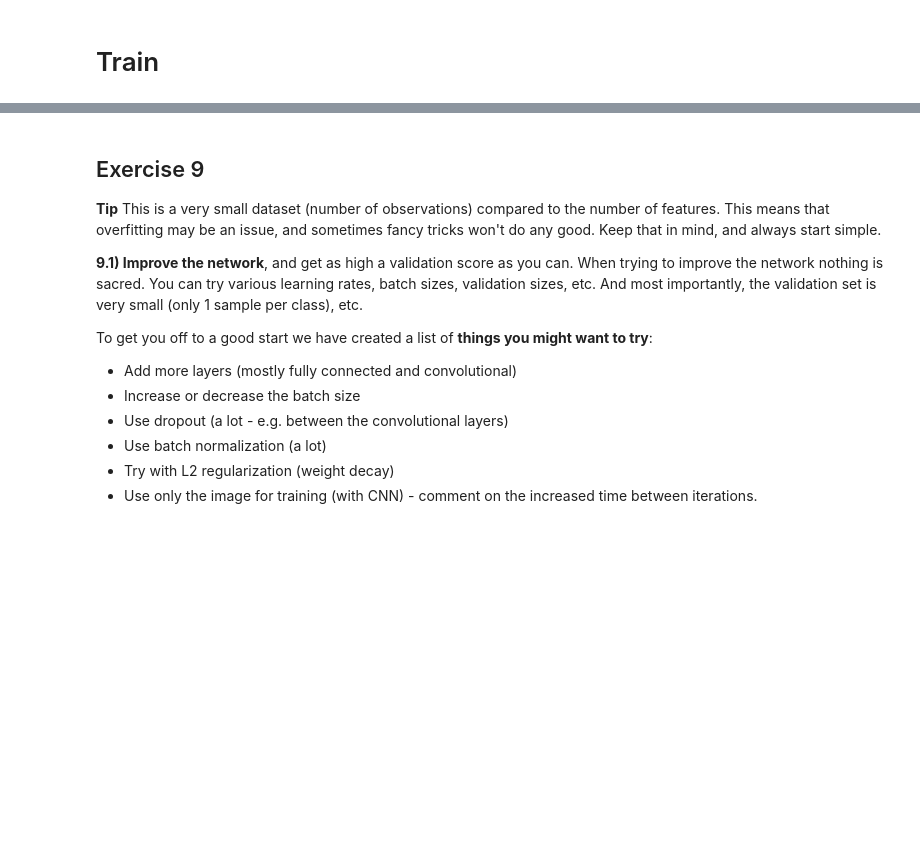
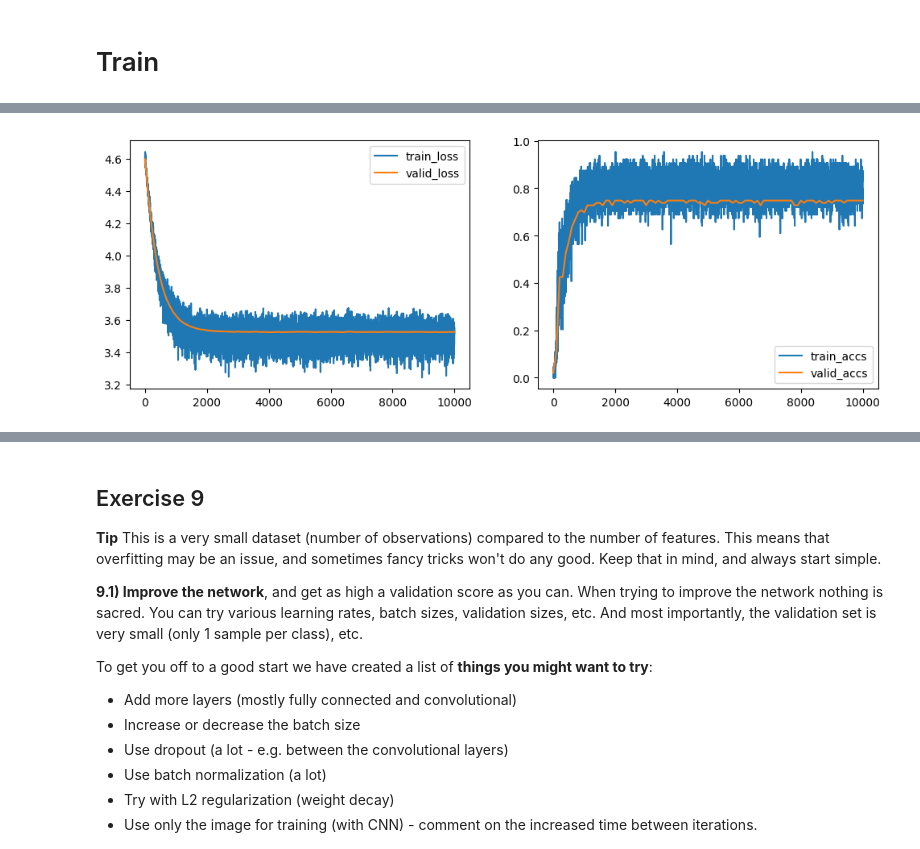
Before and after one commit to CarlaZdravkovicHugod/02456-2025, a Jupyter notebook: Week8 Mini Project/8.1 Kaggle Leaf Challenge.ipynb, the cells around one changed output, grey strips where cells are left out. Cells and saved outputs as stored; diff of their text form; code cells hidden in the pictures; blank space fills up the shorter version.

```diff
--- a/Week8 Mini Project/8.1 Kaggle Leaf Challenge.ipynb
+++ b/Week8 Mini Project/8.1 Kaggle Leaf Challenge.ipynb
@@ -334,3 +339,3 @@ NUM_FEATURES =  64  # <-- Your answer here
 # %%
-path = '/Users/carlahugod/Desktop/UNI/7sem/DL/02456-2025/Week8 Mini Project/leaf-classification/'
+path = '/zhome/7a/d/187526/Desktop/02456-2025/Week8 Mini Project/leaf-classification/'
 # %%
@@ -381,10 +368,10 @@ Loading test data
 #### Do you want to load your data quickly next time?
 In the above cell the data is loaded, reshaped and stored as an object. If you want load this object quickly next time you should go for pickle. Pickle does effectively write an object into a character stream, so it can be loaded fastly next time.
 # %%
-import pickle
+# import pickle
 
-# # Dump the data into a pickle file
-with open(path + '/data.pickle', 'wb') as f:
-    pickle.dump(data, f)
+# # # Dump the data into a pickle file
+# with open(path + '/data.pickle', 'wb') as f:
+#     pickle.dump(data, f)
 # %%
 # # Load the data from a pickle file
@@ -404,7 +392,7 @@ Choose a reasonable batch size the `batch_size = ?` parameter below, and note yo
  * **Answer:** 32
  The batch size affects memory, because larger batches will have larger gradient tensor that will need to be stored during training. Smaller batches will use less memory, but may lead to noisier gradient estimates and are more susceptible to outliers. Training speed can be faster with larger batches due to parallel processing, but very large batches can lead to diminishing returns. The estimates of the gradients are more accurate with larger batches, as they average over more samples, but this can also lead to less frequent updates and potentially slower convergence.
 # %%
-batch_size = 32
+batch_size = 64
 dummy_batch_gen = data_utils.batch_generator(data, batch_size=batch_size, num_classes=NUM_CLASSES, num_iterations=5e3, seed=42)
 train_batch = next(dummy_batch_gen.gen_train())
 valid_batch, i = next(dummy_batch_gen.gen_valid())
@@ -587,11 +581,15 @@ Net(
 ## Exercise 8
 8.1) Since this is a classification task we will use the cross-entropy loss. Define the cross-entropy loss as the loss function in the code below.
 # %%
-LEARNING_RATE = 0.001
+LEARNING_RATE = 0.001 # TODO add all parameters to hyperparameter tuning
 criterion = nn.CrossEntropyLoss()        # <-- Your code here.
 
 # weight_decay is equal to L2 regularization
 optimizer = optim.Adam(net.parameters(), lr=LEARNING_RATE)
+scheduler = torch.optim.lr_scheduler.StepLR(optimizer, step_size=100, gamma=0.8) # TODO: find optimal step size
+
+print(f"Parameters to learn: {sum(p.numel() for p in net.parameters() if p.requires_grad)}")
+
 
 def accuracy(ys, ts):
     predictions = torch.max(ys, 1)[1]
@@ -641,9 +634,11 @@ tensor([[-0.0775, -0.5744,  0.5062,  ..., -0.6482, -1.0570,  0.9925],
 # %% [markdown]
 # Train
 # %%
+import wandb
+os.environ['WANDB_API_KEY'] = 'c2965a6c460753628c9a1c3073ba07c83071c161'
 # Setup settings for training
 VALIDATION_SIZE = 0.1 # 0.1 is ~ 100 samples for validation
-max_iter = 1000
+max_iter = 10000
 log_every = 100
 eval_every = 100
 
@@ -673,6 +668,34 @@ batch_gen = data_utils.batch_generator(data,
                                        num_iterations=max_iter,
                                        seed=42,
                                        val_size=VALIDATION_SIZE)
+
+# Log to WandB:
+run = wandb.init(
+    # Set the wandb entity where your project will be logged (generally your team name).
+    entity="DeepLearningDTU",
+    # Set the wandb project where this run will be logged.
+    project="Week8_MiniProject_Leaf_Classification",
+    # Track hyperparameters and run metadata.
+    config={
+        "learning_rate": LEARNING_RATE,
+        "architecture": "Conv + GRU",
+        "epochs": max_iter,
+        "batch_size": batch_size,
+        "image_size": IMAGE_SHAPE,
+        "num_classes": NUM_CLASSES,
+        "num_features": NUM_FEATURES,
+        "conv_out_channels": conv_out_channels,
+        "rnn_hidden_size": rnn_hidden_size,
+        "kernel_size": kernel_size,
+        "conv_stride": conv_stride,
+        "conv_pad": conv_pad,
+        "step_size": scheduler.step_size,
+        "gamma": scheduler.gamma,
+        "weight_decay": optimizer.param_groups[0]['weight_decay'],
+        "validation_size": VALIDATION_SIZE
+    },
+)
+
 
 # Train network
 net.train()
@@ -710,9 +733,13 @@ for i, batch_train in enumerate(batch_gen.gen_train()):
     optimizer.zero_grad()
     batch_loss.backward()
     optimizer.step()
+    scheduler.step() # Added lr scheduler
 
     # Log i figure
     if i % log_every == 0:
+        run.log({"acc": train_accs[-1], "loss": train_loss[-1]})
+        print("Train, it: {} loss: {:.2f} accs: {:.2f}".format(i, train_loss[-1], train_accs[-1]))
+        print("Validation, it: {} loss: {:.2f} accs: {:.2f}".format(i, valid_loss[-1], valid_accs[-1]))
         fig = plt.figure(figsize=(12,4))
         plt.subplot(1, 2, 1)
         plt.plot(train_iter, train_loss, label='train_loss')
@@ -725,8 +752,8 @@ for i, batch_train in enumerate(batch_gen.gen_train()):
         plt.legend()
         plt.show()
         clear_output(wait=True)
-#         print("Train, it: {} loss: {:.2f} accs: {:.2f}".format(i, train_loss[-1], train_accs[-1]))
 
     if max_iter < i:
+        run.finish()
         break
 # %% [output]
@@ -733,0 +762 @@ KeyboardInterrupt:
+[figure, added]
```
Also changed, not shown: parts of 23 cells of this notebook, 1 other file.
